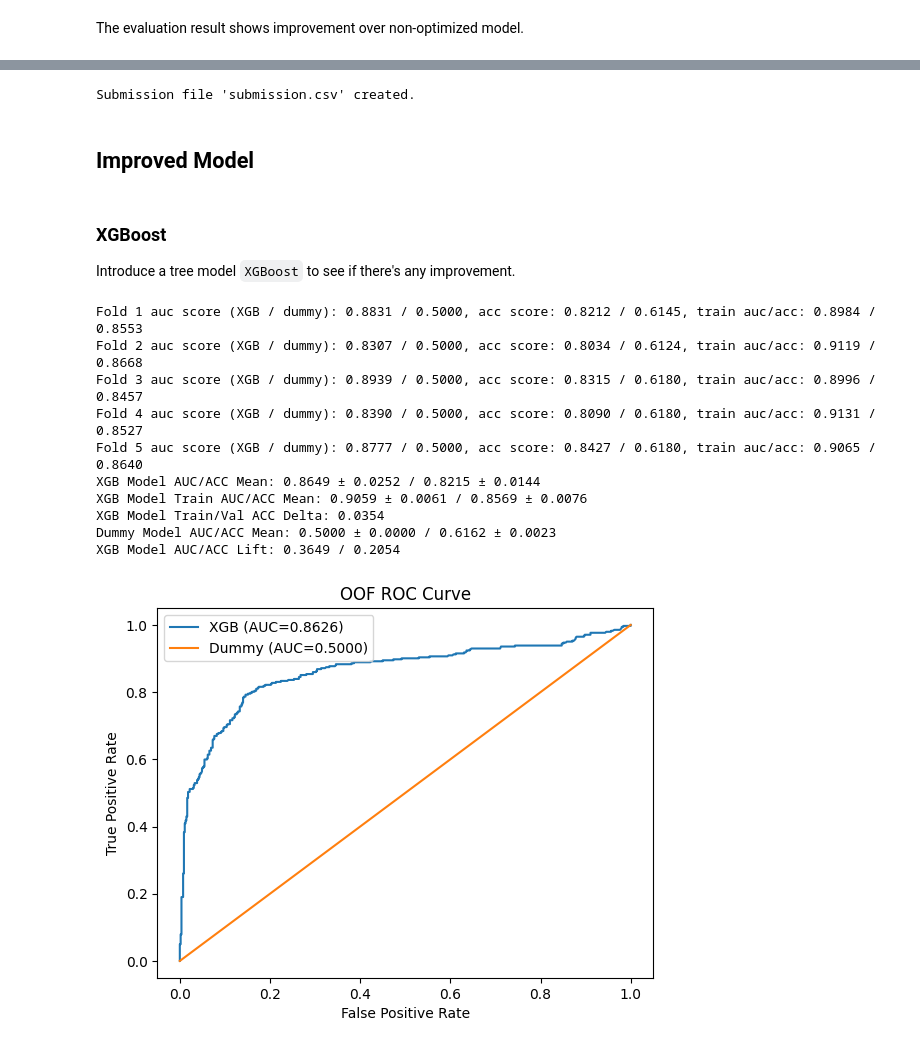
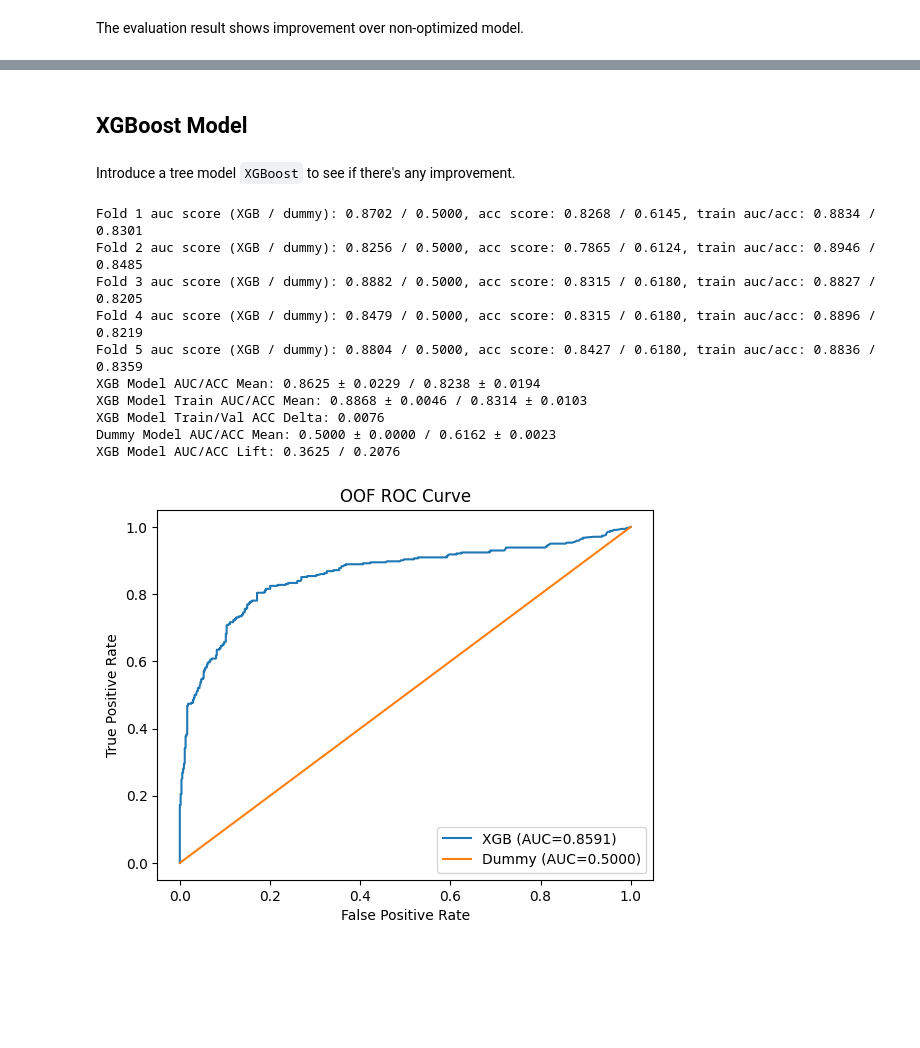
Before and after one commit to vvclin-git/kaggle-tabular-classification-titanic, a Jupyter notebook: notebooks/02_improve_train.ipynb, the cells around one changed output, grey strips where cells are left out. Cells and saved outputs as stored; diff of their text form; code cells hidden in the pictures; blank space fills up the shorter version.

```diff
--- a/notebooks/02_improve_train.ipynb
+++ b/notebooks/02_improve_train.ipynb
@@ -420,2 +471,4 @@ X['Married'] = X['Title'].apply(lambda x: 1 if x=='Mrs.' else 0)
+# %%
+X_train = add_feats(X)
 # %%
 col_list = ['HasCabin', 'Alone', 'Deck', 'Title', 'Married']
@@ -487,10 +534,10 @@ X_proc_df.head()
 ## Baseline Model Training with Engineered Data
 # %%
 skf = StratifiedKFold(n_splits=5, shuffle=True, random_state=37)
-batch_size = 64
-epochs = 5
+batch_size = 128
+epochs = 20
 lr = 1e-2
 weight_decay=0.0
 
-perform_cv_baseline(X, y, skf, create_new_preprocess, DEVICE, batch_size, epochs, lr, weight_decay);
+cv_hist, oof_probs, oof_y_val = perform_cv_baseline(X_train, y, skf, create_new_preprocess, DEVICE, batch_size, epochs, lr, weight_decay)
 # %% [output]
@@ -509,0 +563,4 @@ Baseline Model AUC/ACC Lift: 0.3639 / 0.1919
+# %%
+y_pred = (oof_probs >= 0.5).astype(int).squeeze()
+y_val = oof_y_val
+plot_confusion_matrix_and_report(y_val, y_pred)
@@ -578,21 +663,6 @@ with torch.no_grad():
-# %%
-# Create submission DataFrame
-submission_df = pd.DataFrame({
-    'PassengerId': test_raw_df['PassengerId'],
-    'Survived': y_test_pred
-})
-
-timestr = time.strftime("%Y%m%d-%H-%M-%S")
-
-# Save to CSV
-submission_df.to_csv(f'submission_{timestr}.csv', index=False)
-print("Submission file 'submission.csv' created.")
-# %% [output]
-Submission file 'submission.csv' created.
 # %% [markdown]
-## Improved Model
+## XGBoost Model
 # %% [markdown]
-### XGBoost
 Introduce a tree model `XGBoost` to see if there's any improvement.
 # %%
 # XGBoost Model
@@ -629,29 +699,29 @@ def make_groups(df):
 groups = make_groups(X)
 
 xgb_model = XGBClassifier(
-    n_estimators=200,
+    n_estimators=100,
     learning_rate=0.03,
     max_depth=3,
     min_child_weight=5,
     gamma=0.3,
-    subsample=0.8,
-    colsample_bytree=0.8,
+    subsample=0.6,
+    colsample_bytree=0.6,
     reg_lambda=8,
     reg_alpha=0.2,
     random_state=37,
-    tree_method="hist",  # use "gpu_hist" if you have a supported GPU + build
+    tree_method='hist',
     eval_metric="logloss",
 )
 
 pipe = Pipeline([
-    ('fe', FunctionTransformer(add_fests, validate=False)),
+    ('fe', FunctionTransformer(add_feats, validate=False)),
     ("preprocess", preprocess),
     ("model", xgb_model),
 ])
 
 dummy_model = DummyClassifier(strategy='most_frequent', random_state=37)
 pipe_dummy = Pipeline([
-    ('fe', FunctionTransformer(add_fests, validate=False)),
+    ('fe', FunctionTransformer(add_feats, validate=False)),
     ("preprocess", preprocess),
     ("model", dummy_model),
 ])
@@ -665,8 +735,8 @@ auc_scores = []
 acc_scores = []
 dummy_acc_scores = []
 dummy_auc_scores = []
-oof_probs = []
-oof_y_val = []
+fold_probs = []
+fold_y_val = []
 oof_dummy_probs = []
 
 train_auc_scores = []
@@ -683,8 +753,8 @@ for fold, (tr_idx, val_idx) in enumerate(pbar, start=1):
     acc_score = accuracy_score(y_val, pred)
     acc_scores.append(acc_score)
     auc_scores.append(auc_score)
-    oof_probs.append(p)
-    oof_y_val.append(y_val)
+    fold_probs.append(p)
+    fold_y_val.append(y_val)
     # train scores
     train_p = pipe_fold.predict_proba(X_tr_raw)[:, 1]
     train_pred = (train_p >= 0.5).astype(int).squeeze()
@@ -699,42 +769,42 @@ for fold, (tr_idx, val_idx) in enumerate(pbar, start=1):
     oof_dummy_probs.append(dummy_prob)
     dummy_acc_score = accuracy_score(y_val, dummy_pred)
     dummy_acc_scores.append(dummy_acc_score)
     dummy_auc_score = roc_auc_score(y_val, dummy_prob)
     dummy_auc_scores.append(dummy_auc_score)
     tqdm.write(f"Fold {fold} auc score (XGB / dummy): {auc_score:.4f} / {dummy_auc_score:.4f}, acc score: {acc_score:.4f} / {dummy_acc_score:.4f}, train auc/acc: {train_auc_score:.4f} / {train_acc_score:.4f}")
 
 print(f"XGB Model AUC/ACC Mean: {np.mean(auc_scores):.4f} ± {np.std(auc_scores):.4f} / {np.mean(acc_scores):.4f} ± {np.std(acc_scores):.4f}")
 print(f"XGB Model Train AUC/ACC Mean: {np.mean(train_auc_scores):.4f} ± {np.std(train_auc_scores):.4f} / {np.mean(train_acc_scores):.4f} ± {np.std(train_acc_scores):.4f}")
 print(f'XGB Model Train/Val ACC Delta: {(np.mean(train_acc_scores) - np.mean(acc_scores)):.4f}')
 
 print(f"Dummy Model AUC/ACC Mean: {np.mean(dummy_auc_scores):.4f} ± {np.std(dummy_auc_scores):.4f} / {np.mean(dummy_acc_scores):.4f} ± {np.std(dummy_acc_scores):.4f}")
 print(f'XGB Model AUC/ACC Lift: {(np.mean(auc_scores) - np.mean(dummy_auc_scores)):.4f} / {(np.mean(acc_scores) - np.mean(dummy_acc_scores)):.4f}')
 
 
 plt.figure()
-oof_probs = np.concatenate(oof_probs)
-oof_y_val = np.concatenate(oof_y_val)
+oof_probs = np.concatenate(fold_probs)
+oof_y_val = np.concatenate(fold_y_val)
 auc = roc_auc_score(oof_y_val, oof_probs)
 fpr, tpr, thr = roc_curve(oof_y_val, oof_probs)
 plt.plot(fpr, tpr, label=f'XGB (AUC={auc:.4f})')
 oof_dummy_probs = np.concatenate(oof_dummy_probs)
 dummy_auc = roc_auc_score(oof_y_val, oof_dummy_probs)
 fpr, tpr, thr = roc_curve(oof_y_val, oof_dummy_probs)
 plt.plot(fpr, tpr, label=f'Dummy (AUC={dummy_auc:.4f})')
 plt.xlabel("False Positive Rate")
 plt.ylabel("True Positive Rate")
 plt.title(f"OOF ROC Curve")
 plt.legend()
 plt.show()
 # %% [output]
-Fold 1 auc score (XGB / dummy): 0.8831 / 0.5000, acc score: 0.8212 / 0.6145, train auc/acc: 0.8984 / 0.8553
-Fold 2 auc score (XGB / dummy): 0.8307 / 0.5000, acc score: 0.8034 / 0.6124, train auc/acc: 0.9119 / 0.8668
-Fold 3 auc score (XGB / dummy): 0.8939 / 0.5000, acc score: 0.8315 / 0.6180, train auc/acc: 0.8996 / 0.8457
-Fold 4 auc score (XGB / dummy): 0.8390 / 0.5000, acc score: 0.8090 / 0.6180, train auc/acc: 0.9131 / 0.8527
-Fold 5 auc score (XGB / dummy): 0.8777 / 0.5000, acc score: 0.8427 / 0.6180, train auc/acc: 0.9065 / 0.8640
-XGB Model AUC/ACC Mean: 0.8649 ± 0.0252 / 0.8215 ± 0.0144
-XGB Model Train AUC/ACC Mean: 0.9059 ± 0.0061 / 0.8569 ± 0.0076
-XGB Model Train/Val ACC Delta: 0.0354
+Fold 1 auc score (XGB / dummy): 0.8702 / 0.5000, acc score: 0.8268 / 0.6145, train auc/acc: 0.8834 / 0.8301
+Fold 2 auc score (XGB / dummy): 0.8256 / 0.5000, acc score: 0.7865 / 0.6124, train auc/acc: 0.8946 / 0.8485
+Fold 3 auc score (XGB / dummy): 0.8882 / 0.5000, acc score: 0.8315 / 0.6180, train auc/acc: 0.8827 / 0.8205
+Fold 4 auc score (XGB / dummy): 0.8479 / 0.5000, acc score: 0.8315 / 0.6180, train auc/acc: 0.8896 / 0.8219
+Fold 5 auc score (XGB / dummy): 0.8804 / 0.5000, acc score: 0.8427 / 0.6180, train auc/acc: 0.8836 / 0.8359
+XGB Model AUC/ACC Mean: 0.8625 ± 0.0229 / 0.8238 ± 0.0194
+XGB Model Train AUC/ACC Mean: 0.8868 ± 0.0046 / 0.8314 ± 0.0103
+XGB Model Train/Val ACC Delta: 0.0076
 Dummy Model AUC/ACC Mean: 0.5000 ± 0.0000 / 0.6162 ± 0.0023
-XGB Model AUC/ACC Lift: 0.3649 / 0.2054
+XGB Model AUC/ACC Lift: 0.3625 / 0.2076
-[figure, old version]
+[figure, new version]
```
Also changed, not shown: parts of 40 cells of this notebook, 4 other files.
